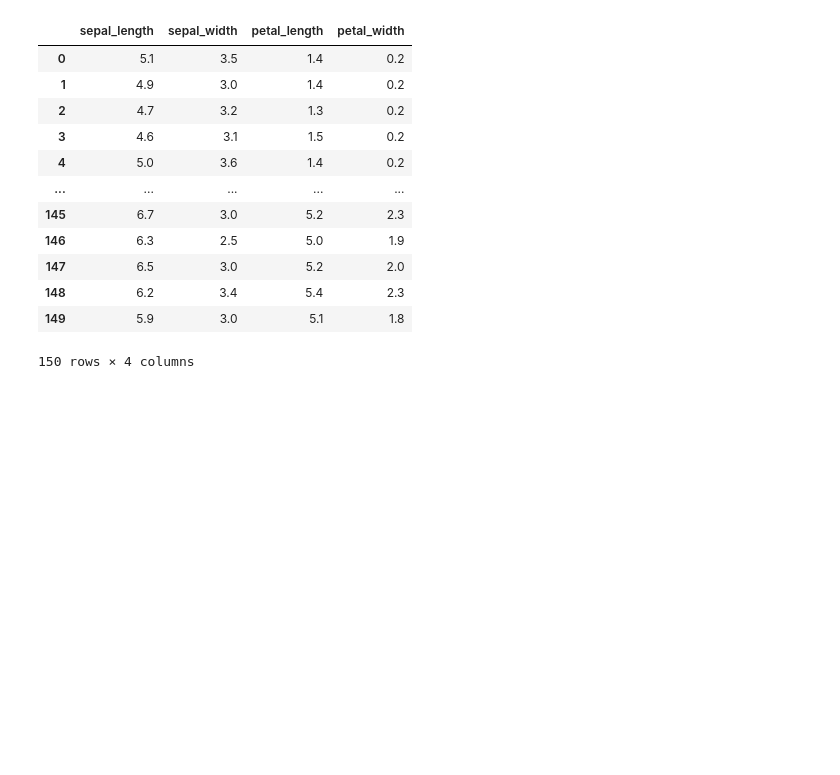
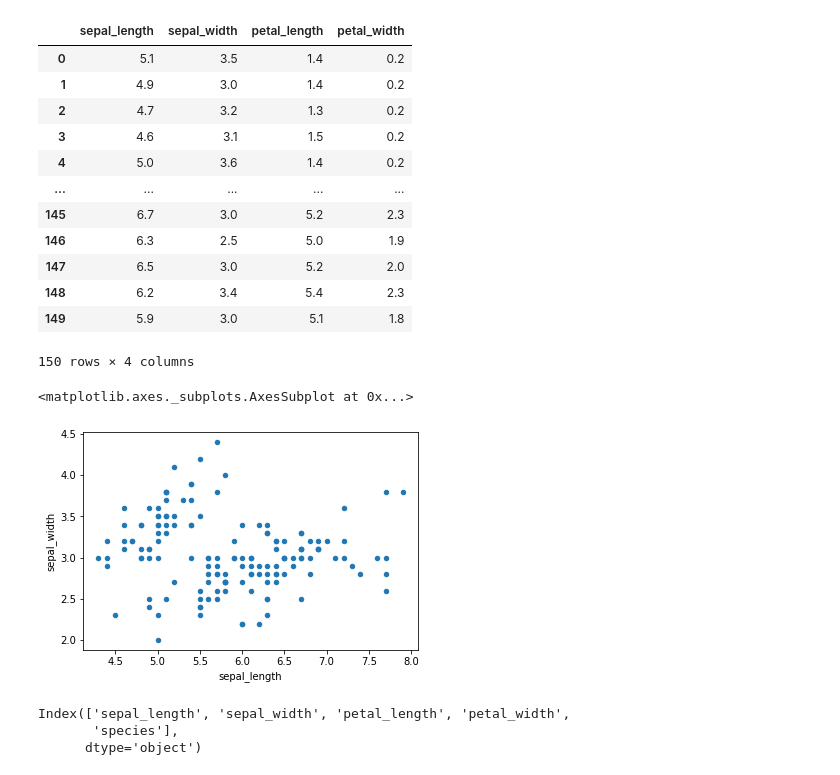
Before and after one commit to AlimamHu/Iris-Flowers-Classification-ML-Project, a Jupyter notebook: iris_flowes_classification_.ipynb, the cells around one changed output. Cells and saved outputs as stored; diff of their text form; code cells hidden in the pictures; blank space fills up the shorter version.

```diff
--- a/iris_flowes_classification_.ipynb
+++ b/iris_flowes_classification_.ipynb
@@ -9,5 +9,5 @@ import pandas as pd
 import matplotlib.pyplot as plt
 import seaborn as sns
 # %%
-data =sns.load_dataset('iris')
+iris =sns.load_dataset('iris')
 # %%
@@ -64,5 +72,5 @@ sns.pairplot(data,hue='species')
 <seaborn.axisgrid.PairGrid at 0x...>
 [figure]
 # %%
-x_iris=data.drop(columns='species')
+x_iris=iris.drop(columns='species')
 # %%
@@ -87,3 +95,14 @@ x_iris
 | 148 | 6.2 | 3.4 | 5.4 | 2.3 |
 | 149 | 5.9 | 3.0 | 5.1 | 1.8 |
 150 rows × 4 columns
+# %%
+x_iris.plot(kind='scatter',x='sepal_length',y='sepal_width')
+# %% [output]
+<matplotlib.axes._subplots.AxesSubplot at 0x...>
+[figure, added]
+# %%
+iris.keys()
+# %% [output]
+Index(['sepal_length', 'sepal_width', 'petal_length', 'petal_width',
+       'species'],
+      dtype='object')
```
Also changed, not shown: parts of 52 cells of this notebook.
